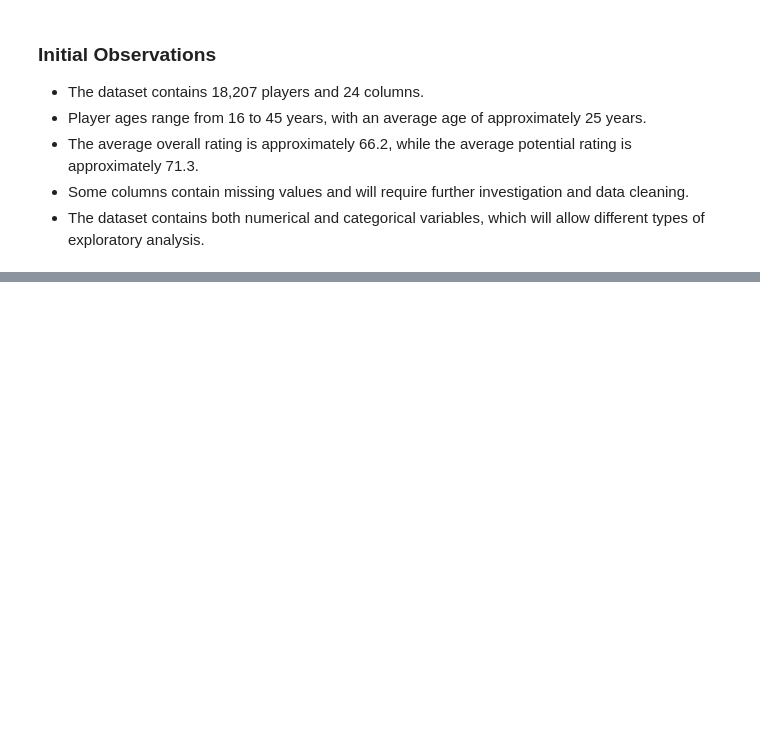
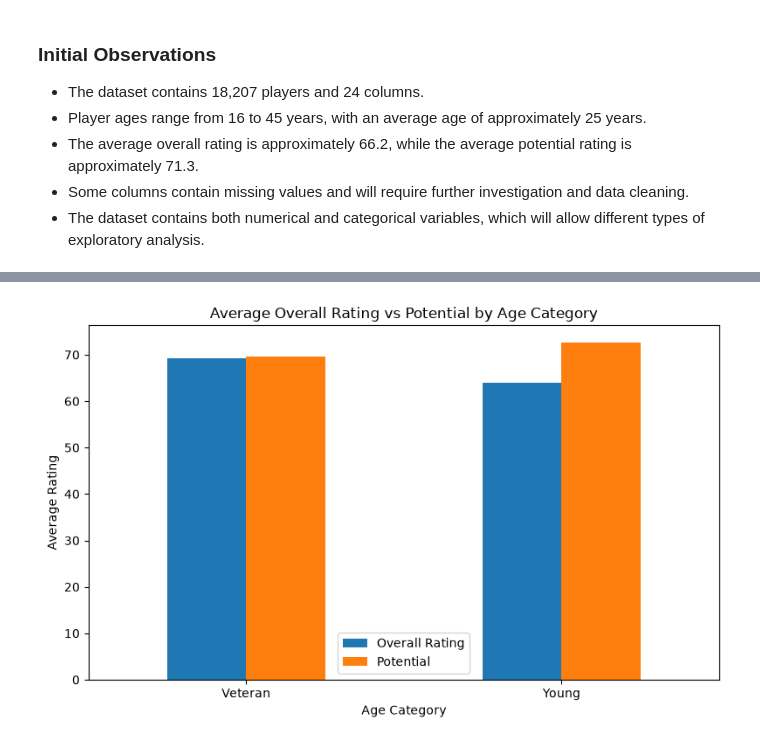
Before and after one commit to thomasbobadila-design/fifa-data-analysis, a Jupyter notebook: notebooks/fifa_analysis.ipynb, the cells around one changed output, grey strips where cells are left out. Drawn from its saved outputs; the diff is of its cells as text; code cells hidden in the pictures; blank space fills up the shorter version.

```diff
--- a/notebooks/fifa_analysis.ipynb
+++ b/notebooks/fifa_analysis.ipynb
@@ -147,0 +574,4 @@ memory usage: 3.3 MB
+# %%
+df_clean["POTENTIAL_GROWTH"] = (
+    df_clean["POTENCIAL"] - df_clean["PONTUACAO_GERAL"]
+)
@@ -147,0 +611,21 @@ memory usage: 3.3 MB
+# %%
+performance_comparison = (
+    df_clean.groupby("AGE_CATEGORY")
+    [["PONTUACAO_GERAL", "POTENCIAL"]]
+    .mean()
+)
+
+performance_comparison.plot(
+    kind="bar",
+    figsize=(8, 5)
+)
+
+plt.title("Average Overall Rating vs Potential by Age Category")
+plt.xlabel("Age Category")
+plt.ylabel("Average Rating")
+plt.xticks(rotation=0)
+plt.legend(["Overall Rating", "Potential"])
+plt.tight_layout()
+plt.show()
+# %% [output]
+[figure, added]
```
Also changed, not shown: parts of 44 cells of this notebook, 2 other files.
